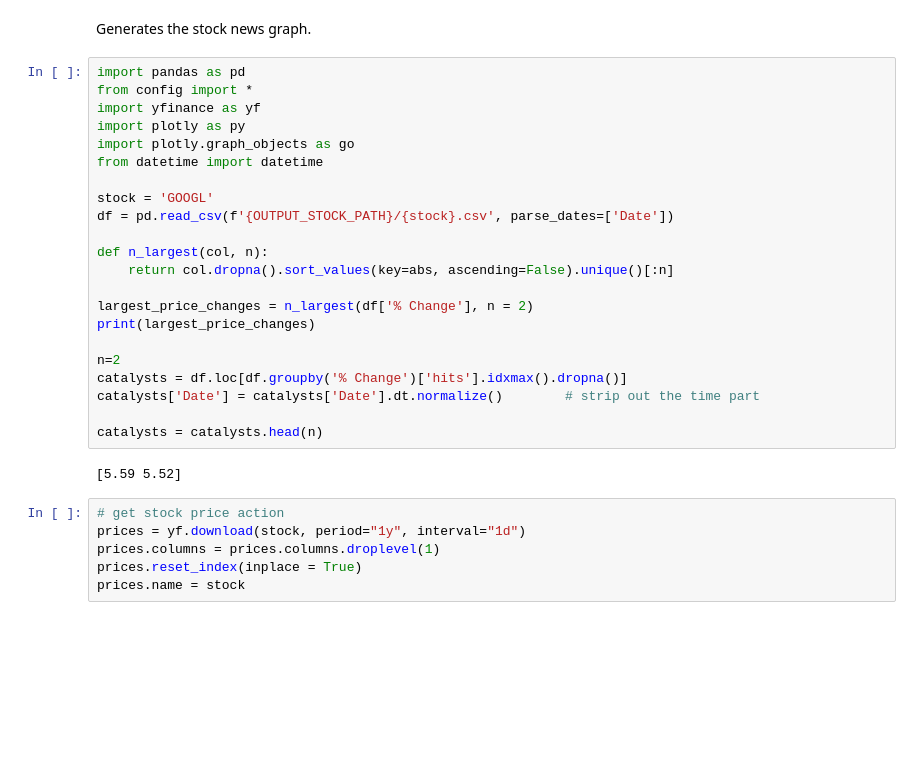
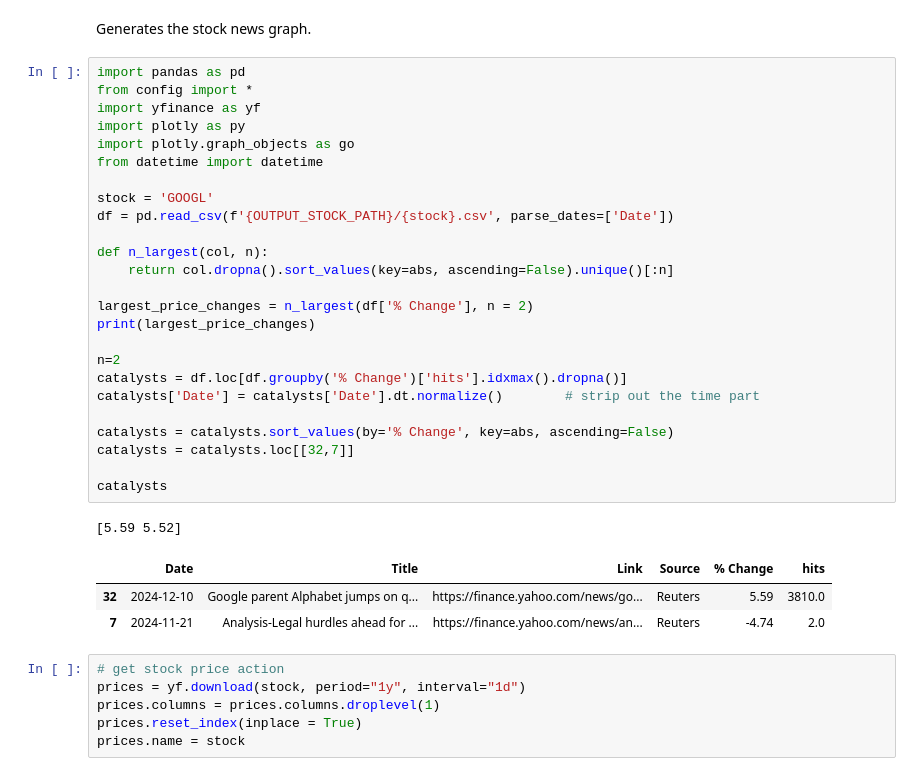
Before and after one commit to patrickdx/InvestorWatch, a Jupyter notebook: notebooks/display.ipynb, the cells around one changed output. Saved outputs shown, nothing was run; the diff lists cells and outputs as text; blank space fills up the shorter version.

```diff
--- a/notebooks/display.ipynb
+++ b/notebooks/display.ipynb
@@ -3,27 +3,33 @@ Generates the stock news graph.
 # %%
 import pandas as pd
 from config import *
 import yfinance as yf
 import plotly as py
 import plotly.graph_objects as go
 from datetime import datetime
 
 stock = 'GOOGL'
 df = pd.read_csv(f'{OUTPUT_STOCK_PATH}/{stock}.csv', parse_dates=['Date'])
 
 def n_largest(col, n):
     return col.dropna().sort_values(key=abs, ascending=False).unique()[:n]
 
 largest_price_changes = n_largest(df['% Change'], n = 2)
 print(largest_price_changes)
 
 n=2
 catalysts = df.loc[df.groupby('% Change')['hits'].idxmax().dropna()]
 catalysts['Date'] = catalysts['Date'].dt.normalize()        # strip out the time part
 
-catalysts = catalysts.head(n)
+catalysts = catalysts.sort_values(by='% Change', key=abs, ascending=False)
+catalysts = catalysts.loc[[32,7]]
+
+catalysts
 # %% [output]
 [5.59 5.52]
+|  | Date | Title | Link | Source | % Change | hits |
+| 32 | 2024-12-10 | Google parent Alphabet jumps on q... | https://finance.yahoo.com/news/go... | Reuters | 5.59 | 3810.0 |
+| 7 | 2024-11-21 | Analysis-Legal hurdles ahead for ... | https://finance.yahoo.com/news/an... | Reuters | -4.74 | 2.0 |
 # %%
 # get stock price action
 prices = yf.download(stock, period="1y", interval="1d")
```
Also changed, not shown: parts of 2 cells of this notebook, 2 other files.
